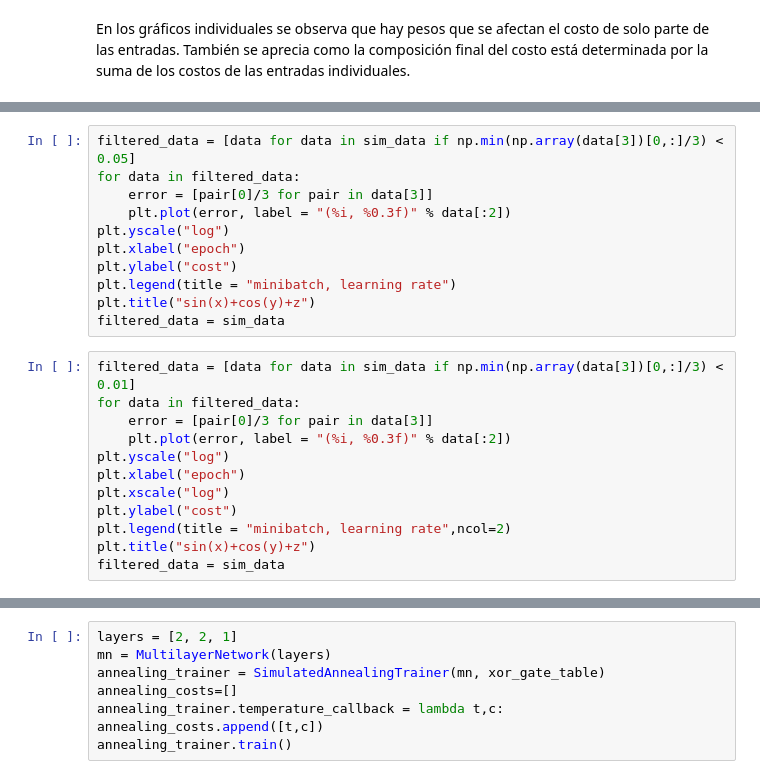
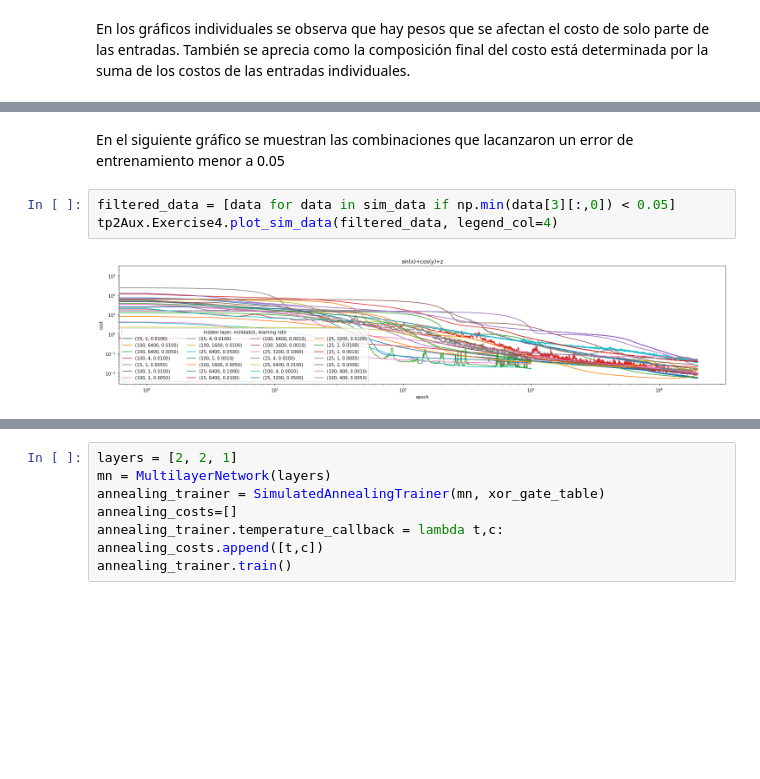
Before and after one commit to xvan/RedesNeuronales, a Jupyter notebook: TP2/tp2/tp2.ipynb, the cells around one changed output, grey strips where cells are left out. Cells and saved outputs as stored; diff of their text form; blank space fills up the shorter version.

```diff
--- a/TP2/tp2/tp2.ipynb
+++ b/TP2/tp2/tp2.ipynb
@@ -510,23 +499,0 @@ Se realizó un barrido de 1000 epochs con learning rates entre 0.1 y 0.001, y di
-# %%
-filtered_data = [data for data in sim_data if np.min(np.array(data[3])[0,:]/3) < 0.05]
-for data in filtered_data:
-    error = [pair[0]/3 for pair in data[3]]
-    plt.plot(error, label = "(%i, %0.3f)" % data[:2])
-plt.yscale("log")
-plt.xlabel("epoch")
-plt.ylabel("cost")
-plt.legend(title = "minibatch, learning rate")
-plt.title("sin(x)+cos(y)+z")
-filtered_data = sim_data
-# %%
-filtered_data = [data for data in sim_data if np.min(np.array(data[3])[0,:]/3) < 0.01]
-for data in filtered_data:
-    error = [pair[0]/3 for pair in data[3]]
-    plt.plot(error, label = "(%i, %0.3f)" % data[:2])
-plt.yscale("log")
-plt.xlabel("epoch")
-plt.xscale("log")
-plt.ylabel("cost")
-plt.legend(title = "minibatch, learning rate",ncol=2)
-plt.title("sin(x)+cos(y)+z")
-filtered_data = sim_data
@@ -573,0 +522,7 @@ True
+# %% [markdown]
+En el siguiente gráfico se muestran las combinaciones que lacanzaron un error de entrenamiento menor a 0.05
+# %%
+filtered_data = [data for data in sim_data if np.min(data[3][:,0]) < 0.05]
+tp2Aux.Exercise4.plot_sim_data(filtered_data, legend_col=4)
+# %% [output]
+[figure, added]
```
Also changed, not shown: parts of 28 cells of this notebook.
